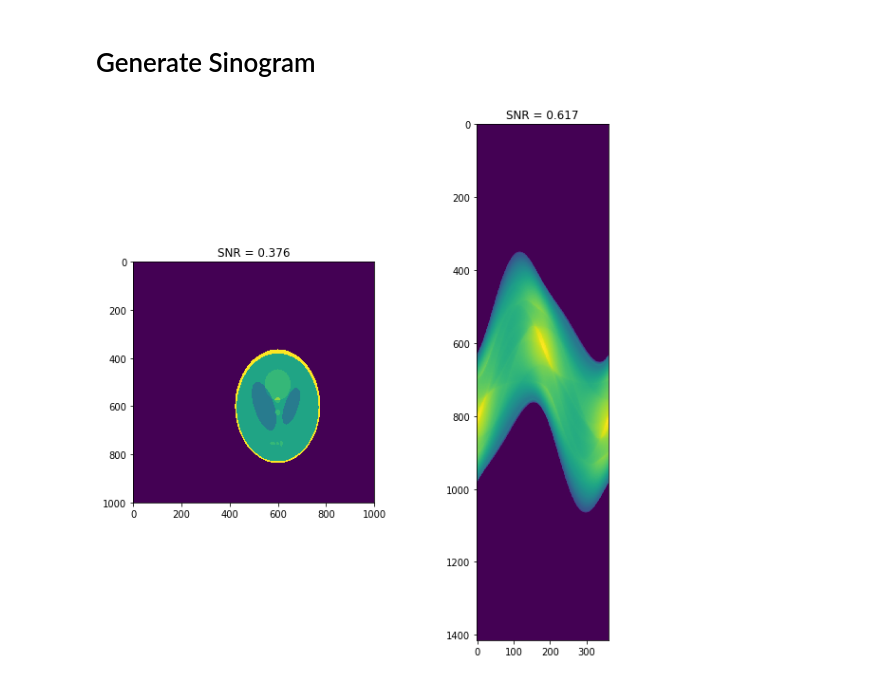
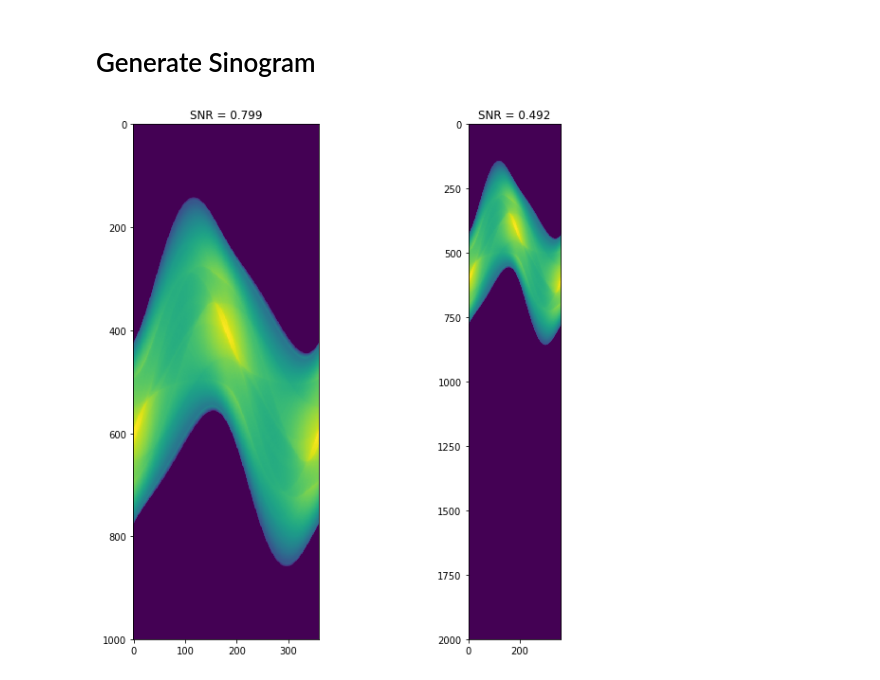
Before and after one commit to everettvacek/rotationCenter, a Jupyter notebook: rotationcenter.ipynb, the cells around one changed output. Cells and saved outputs as stored; diff of their text form; code cells hidden in the pictures.

```diff
--- a/rotationcenter.ipynb
+++ b/rotationcenter.ipynb
@@ -64,14 +77,10 @@ theta = np.linspace(0., 360., 360, endpoint=False)
 sinogram = radon(phantom, theta=theta, circle=Circle)
-# %%
-plot((phantom, sinogram))
-# %% [output]
-[figure, removed]
 # %%
 #shift sinogram so rotation center is off of image center and add noise
-sinogram_shift = np.zeros((sinogram.shape[0]*2,sinogram.shape[1]))
-sinogram_shift[0:sinogram.shape[0],:] = sinogram
-#sinogram_shift = sinogram#gaussian(sinogram_shift,.5)
+sinogram_shift_noiseless = np.zeros((sinogram.shape[0]*2,sinogram.shape[1]))
+sinogram_shift_noiseless[0:sinogram.shape[0],:] = sinogram
 
-# add noise
-sinogram_shift = add_noise(sinogram_shift,np.mean(sinogram),np.std(sinogram), 10)
+plot((sinogram, sinogram_shift_noiseless))
+# %% [output]
+[figure, added]
 # %%
```
Also changed, not shown: parts of 18 cells of this notebook.
